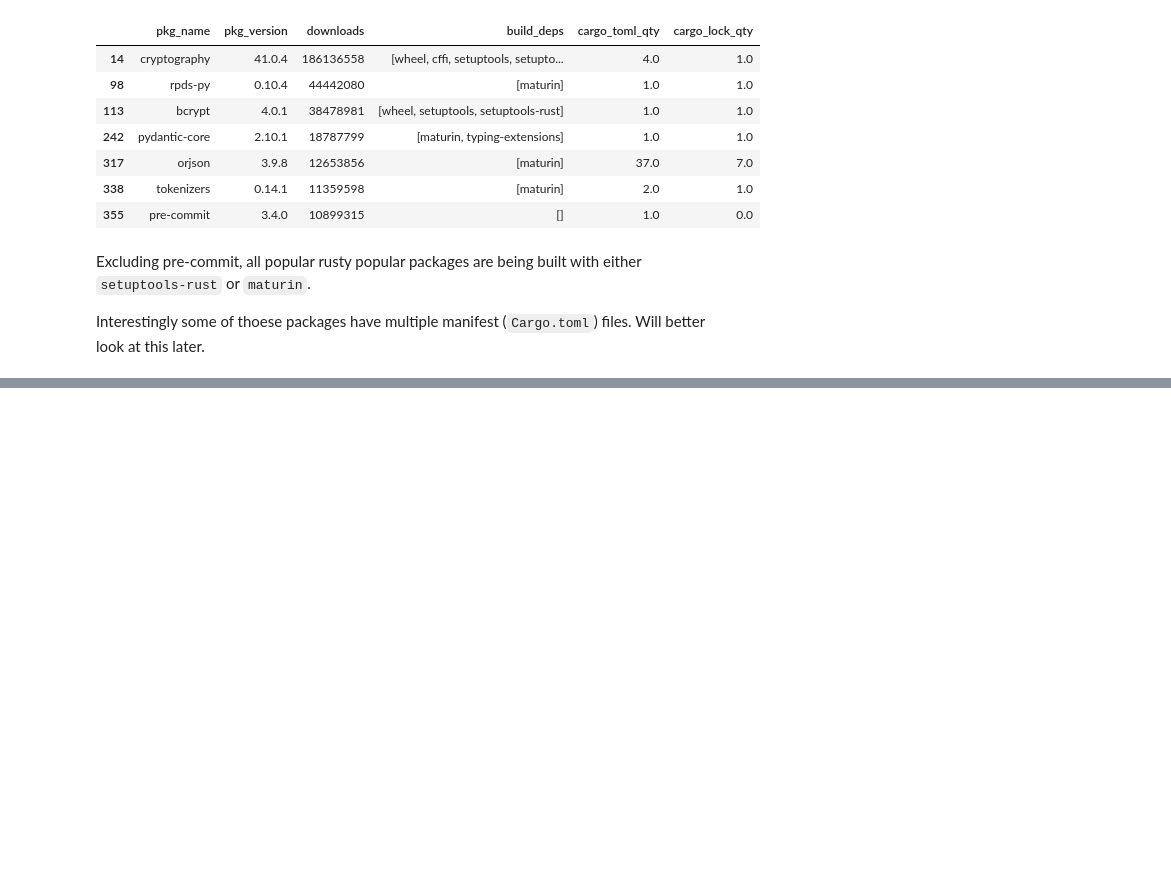
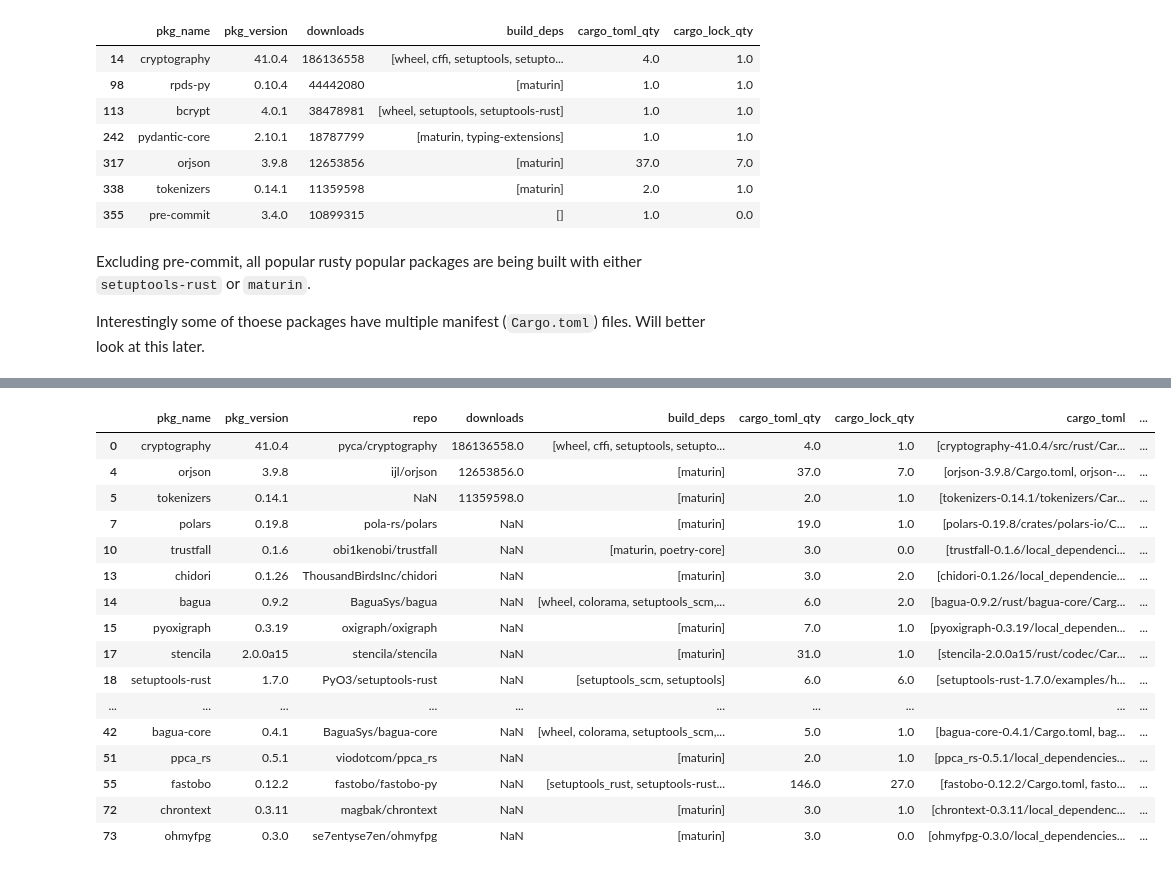
Before and after one commit to bruno-fs/python-rust-research, a Jupyter notebook: python-rusty-exploration.ipynb, the cells around one changed output, grey strips where cells are left out. Saved outputs shown, nothing was run; the diff lists cells and outputs as text; code cells hidden in the pictures; blank space fills up the shorter version.

Commit message:
update python+rust exploration

```diff
--- a/python-rusty-exploration.ipynb
+++ b/python-rusty-exploration.ipynb
@@ -98,0 +105,4 @@ For now, lets look at packages that use `setuptools-rust` and/or `maturin`.
+# %%
+github_dataset = json.loads(Path("results/cargo-research-dependants-unique.json").read_text())
+df_github = pd.DataFrame(github_dataset)
+df_github.shape
@@ -98,0 +148,11 @@ For now, lets look at packages that use `setuptools-rust` and/or `maturin`.
+# %%
+df_ = df_wheels.merge(df_github[["repo", "pkg_name"]], how="left", on="pkg_name")
+df_ = pd.concat([df_, df_github])
+df_ = df_[~df_.pkg_name.duplicated()].copy()
+has_rust_src = (df_.cargo_toml_qty > 0) | (df_.cargo_lock_qty > 0)
+df = df_[has_rust_src].copy()
+df = df.reset_index()
+df = df[['pkg_name', 'pkg_version','repo', 'downloads', 'build_deps', 'cargo_toml_qty',
+       'cargo_lock_qty', 'cargo_toml', 'cargo_lock', 'cargo_lock_contents',
+       ]].copy()
+df.shape
@@ -98,0 +229,20 @@ For now, lets look at packages that use `setuptools-rust` and/or `maturin`.
+# %%
+df[df.cargo_toml_qty > 1]
+# %% [output]
+|  | pkg_name | pkg_version | repo | downloads | build_deps | cargo_toml_qty | cargo_lock_qty | cargo_toml | ... |
+| 0 | cryptography | 41.0.4 | pyca/cryptography | 186136558.0 | [wheel, cffi, setuptools, setupto... | 4.0 | 1.0 | [cryptography-41.0.4/src/rust/Car... | ... |
+| 4 | orjson | 3.9.8 | ijl/orjson | 12653856.0 | [maturin] | 37.0 | 7.0 | [orjson-3.9.8/Cargo.toml, orjson-... | ... |
+| 5 | tokenizers | 0.14.1 | NaN | 11359598.0 | [maturin] | 2.0 | 1.0 | [tokenizers-0.14.1/tokenizers/Car... | ... |
+| 7 | polars | 0.19.8 | pola-rs/polars | NaN | [maturin] | 19.0 | 1.0 | [polars-0.19.8/crates/polars-io/C... | ... |
+| 10 | trustfall | 0.1.6 | obi1kenobi/trustfall | NaN | [maturin, poetry-core] | 3.0 | 0.0 | [trustfall-0.1.6/local_dependenci... | ... |
+| 13 | chidori | 0.1.26 | ThousandBirdsInc/chidori | NaN | [maturin] | 3.0 | 2.0 | [chidori-0.1.26/local_dependencie... | ... |
+| 14 | bagua | 0.9.2 | BaguaSys/bagua | NaN | [wheel, colorama, setuptools_scm,... | 6.0 | 2.0 | [bagua-0.9.2/rust/bagua-core/Carg... | ... |
+| 15 | pyoxigraph | 0.3.19 | oxigraph/oxigraph | NaN | [maturin] | 7.0 | 1.0 | [pyoxigraph-0.3.19/local_dependen... | ... |
+| 17 | stencila | 2.0.0a15 | stencila/stencila | NaN | [maturin] | 31.0 | 1.0 | [stencila-2.0.0a15/rust/codec/Car... | ... |
+| 18 | setuptools-rust | 1.7.0 | PyO3/setuptools-rust | NaN | [setuptools_scm, setuptools] | 6.0 | 6.0 | [setuptools-rust-1.7.0/examples/h... | ... |
+| ... | ... | ... | ... | ... | ... | ... | ... | ... | ... |
+| 42 | bagua-core | 0.4.1 | BaguaSys/bagua-core | NaN | [wheel, colorama, setuptools_scm,... | 5.0 | 1.0 | [bagua-core-0.4.1/Cargo.toml, bag... | ... |
+| 51 | ppca_rs | 0.5.1 | viodotcom/ppca_rs | NaN | [maturin] | 2.0 | 1.0 | [ppca_rs-0.5.1/local_dependencies... | ... |
+| 55 | fastobo | 0.12.2 | fastobo/fastobo-py | NaN | [setuptools_rust, setuptools-rust... | 146.0 | 27.0 | [fastobo-0.12.2/Cargo.toml, fasto... | ... |
+| 72 | chrontext | 0.3.11 | magbak/chrontext | NaN | [maturin] | 3.0 | 1.0 | [chrontext-0.3.11/local_dependenc... | ... |
+| 73 | ohmyfpg | 0.3.0 | se7entyse7en/ohmyfpg | NaN | [maturin] | 3.0 | 0.0 | [ohmyfpg-0.3.0/local_dependencies... | ... |
```
Also changed, not shown: parts of 18 cells of this notebook.
